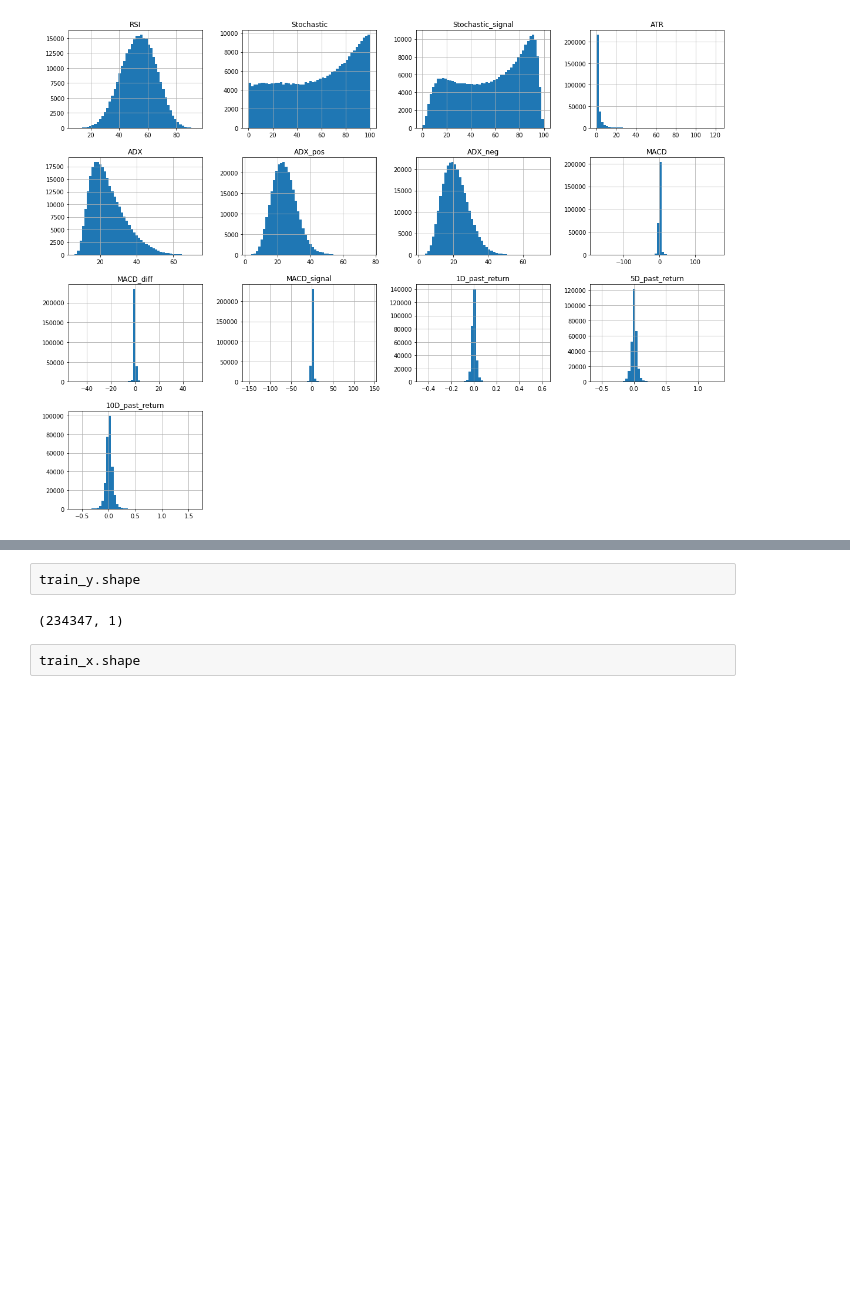
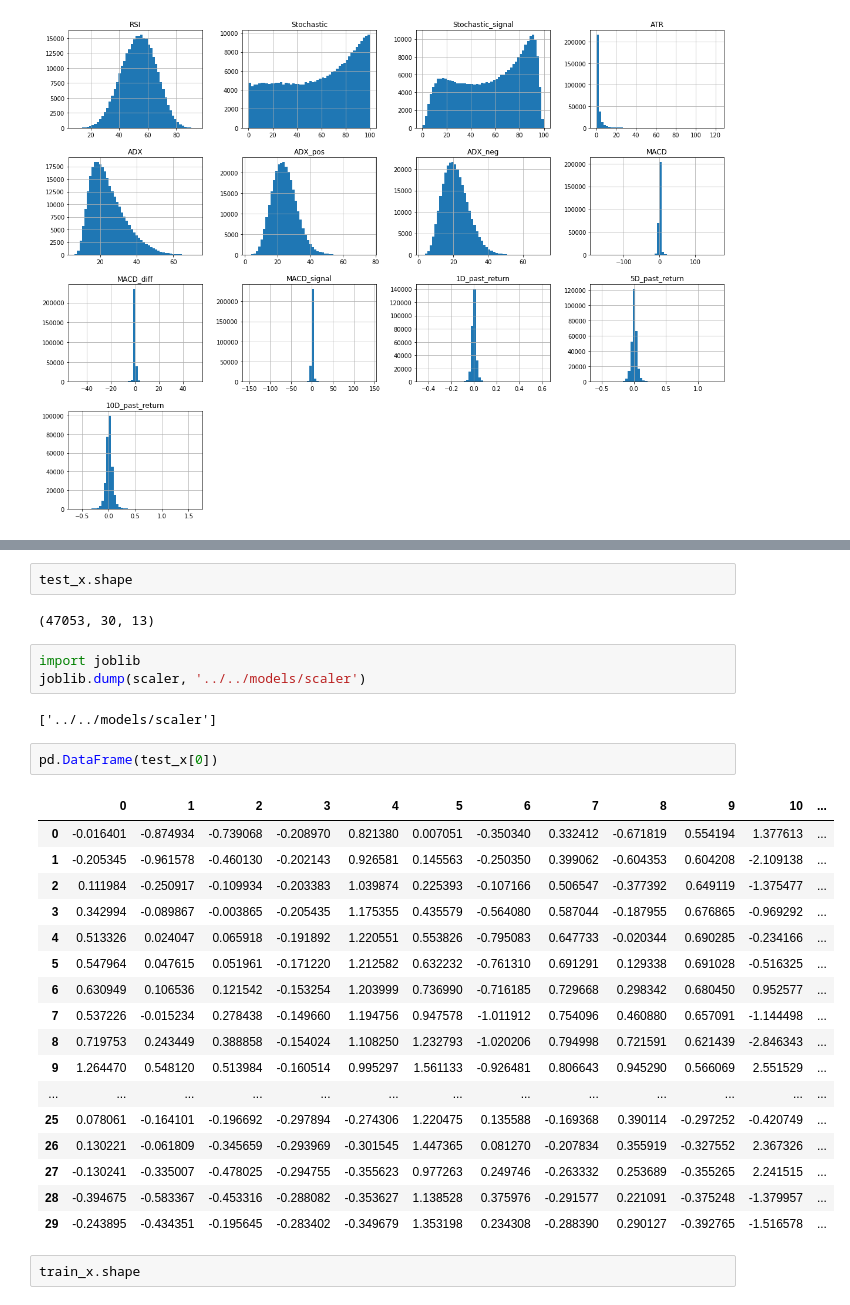
Before and after one commit to marcin-sobocinski/mlchartist, a Jupyter notebook: notebooks/Marcin/random_many_comp.ipynb, the cells around one changed output, grey strips where cells are left out. Cells and saved outputs as stored; diff of their text form; blank space fills up the shorter version.

Commit message:
added fited scaler

```diff
--- a/notebooks/Marcin/random_many_comp.ipynb
+++ b/notebooks/Marcin/random_many_comp.ipynb
@@ -140,9 +137,34 @@ scaler RobustScaler()
 
 ### Validation ###
 # %%
-train_y.shape
+test_x.shape
 # %% [output]
-(234347, 1)
+(47053, 30, 13)
+# %%
+import joblib
+joblib.dump(scaler, '../../models/scaler')
+# %% [output]
+['../../models/scaler']
+# %%
+pd.DataFrame(test_x[0])
+# %% [output]
+|  | 0 | 1 | 2 | 3 | 4 | 5 | 6 | 7 | 8 | 9 | 10 | ... |
+| 0 | -0.016401 | -0.874934 | -0.739068 | -0.208970 | 0.821380 | 0.007051 | -0.350340 | 0.332412 | -0.671819 | 0.554194 | 1.377613 | ... |
+| 1 | -0.205345 | -0.961578 | -0.460130 | -0.202143 | 0.926581 | 0.145563 | -0.250350 | 0.399062 | -0.604353 | 0.604208 | -2.109138 | ... |
+| 2 | 0.111984 | -0.250917 | -0.109934 | -0.203383 | 1.039874 | 0.225393 | -0.107166 | 0.506547 | -0.377392 | 0.649119 | -1.375477 | ... |
+| 3 | 0.342994 | -0.089867 | -0.003865 | -0.205435 | 1.175355 | 0.435579 | -0.564080 | 0.587044 | -0.187955 | 0.676865 | -0.969292 | ... |
+| 4 | 0.513326 | 0.024047 | 0.065918 | -0.191892 | 1.220551 | 0.553826 | -0.795083 | 0.647733 | -0.020344 | 0.690285 | -0.234166 | ... |
+| 5 | 0.547964 | 0.047615 | 0.051961 | -0.171220 | 1.212582 | 0.632232 | -0.761310 | 0.691291 | 0.129338 | 0.691028 | -0.516325 | ... |
+| 6 | 0.630949 | 0.106536 | 0.121542 | -0.153254 | 1.203999 | 0.736990 | -0.716185 | 0.729668 | 0.298342 | 0.680450 | 0.952577 | ... |
+| 7 | 0.537226 | -0.015234 | 0.278438 | -0.149660 | 1.194756 | 0.947578 | -1.011912 | 0.754096 | 0.460880 | 0.657091 | -1.144498 | ... |
+| 8 | 0.719753 | 0.243449 | 0.388858 | -0.154024 | 1.108250 | 1.232793 | -1.020206 | 0.794998 | 0.721591 | 0.621439 | -2.846343 | ... |
+| 9 | 1.264470 | 0.548120 | 0.513984 | -0.160514 | 0.995297 | 1.561133 | -0.926481 | 0.806643 | 0.945290 | 0.566069 | 2.551529 | ... |
+| ... | ... | ... | ... | ... | ... | ... | ... | ... | ... | ... | ... | ... |
+| 25 | 0.078061 | -0.164101 | -0.196692 | -0.297894 | -0.274306 | 1.220475 | 0.135588 | -0.169368 | 0.390114 | -0.297252 | -0.420749 | ... |
+| 26 | 0.130221 | -0.061809 | -0.345659 | -0.293969 | -0.301545 | 1.447365 | 0.081270 | -0.207834 | 0.355919 | -0.327552 | 2.367326 | ... |
+| 27 | -0.130241 | -0.335007 | -0.478025 | -0.294755 | -0.355623 | 0.977263 | 0.249746 | -0.263332 | 0.253689 | -0.355265 | 2.241515 | ... |
+| 28 | -0.394675 | -0.583367 | -0.453316 | -0.288082 | -0.353627 | 1.138528 | 0.375976 | -0.291577 | 0.221091 | -0.375248 | -1.379957 | ... |
+| 29 | -0.243895 | -0.434351 | -0.195645 | -0.283402 | -0.349679 | 1.353198 | 0.234308 | -0.288390 | 0.290127 | -0.392765 | -1.516578 | ... |
 # %%
 train_x.shape
 # %% [output]
```
Also changed, not shown: parts of 11 cells of this notebook, 2 other files.
